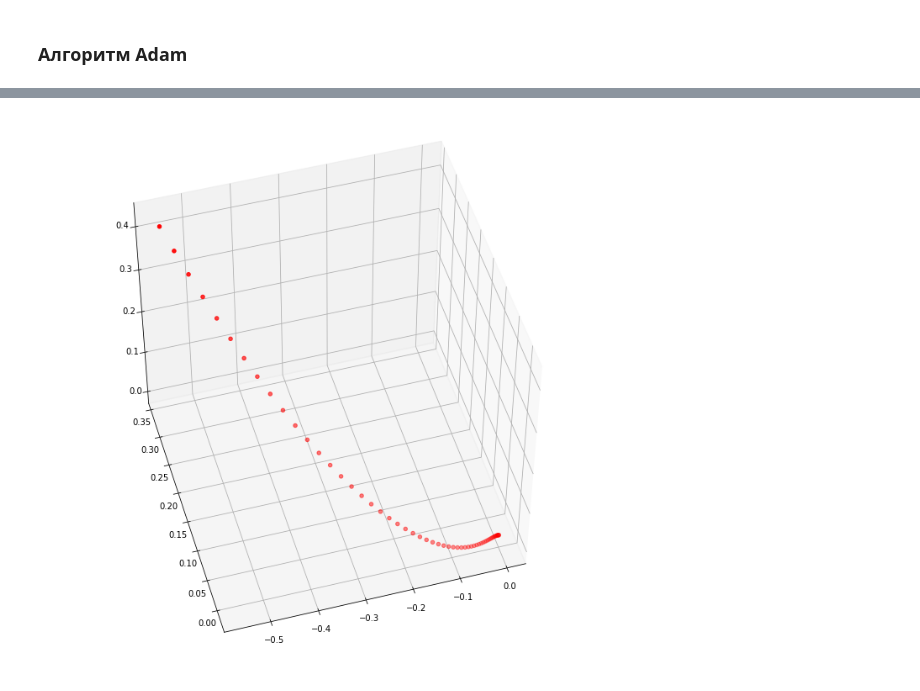
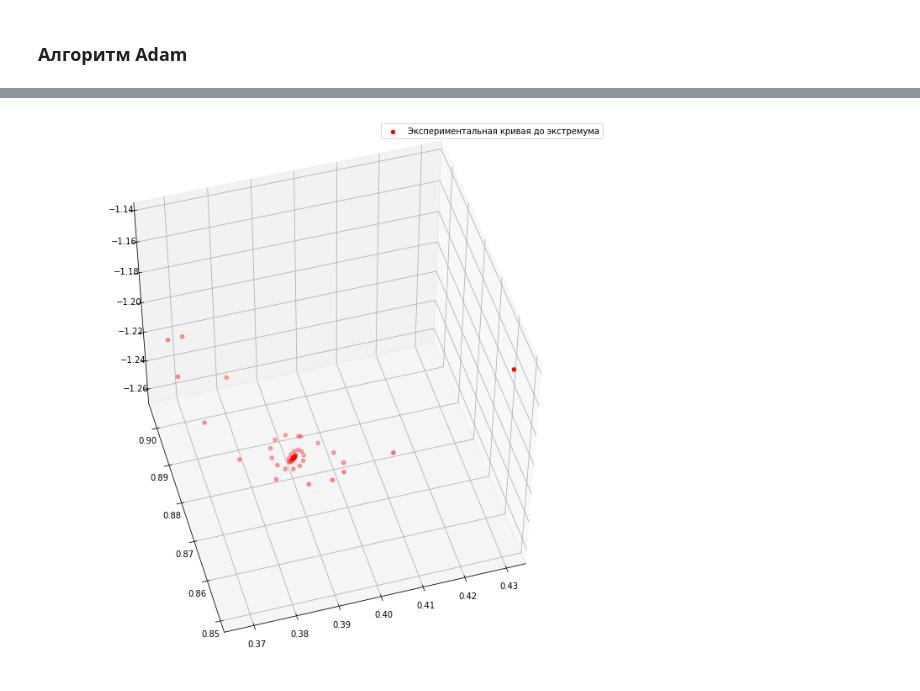
Before and after one commit to patison5/FAIntelligence, a Jupyter notebook: Градиентный_спуск_(классический_менающийся_learning_rate__Adam).ipynb, the cells around one changed output, grey strips where cells are left out. Drawn from its saved outputs; the diff is of its cells as text; code cells hidden in the pictures.

```diff
--- a/Градиентный_спуск_(классический_менающийся_learning_rate__Adam).ipynb
+++ b/Градиентный_спуск_(классический_менающийся_learning_rate__Adam).ipynb
@@ -144,10 +162,10 @@ plt.show()
 # %%
-def adam(f, df, bounds, n_iter, alpha, beta1, beta2, eps=1e-8):
+def adam(fun, dfunc, bounds, n_iter, alpha, beta1, beta2, eps=1e-8):
   solutions = list()
 
   # Генерация стартовой точки
   x = bounds[:, 0] + rand(len(bounds)) * (bounds[:, 1] - bounds[:, 0])
-  score = f(x[0], x[1])
+  score = fun(x[0], x[1])
 
   # инициализация момента и экспоненциально взвешенной нормы
   m = [0.0 for _ in range(bounds.shape[0])]
@@ -155,7 +173,7 @@ def adam(f, df, bounds, n_iter, alpha, beta1, beta2, eps=1e-8):
 
   for t in range(n_iter):
     # Считаем градиент для текущего временного шага
-    g = df(x[0], x[1])
+    g = dfunc(x[0], x[1])
 
     for i in range(bounds.shape[0]):
 
@@ -181,7 +199,8 @@ def adam(f, df, bounds, n_iter, alpha, beta1, beta2, eps=1e-8):
 
 
 bounds = asarray([[-1.0, 1.0], [-1.0, 1.0]])
-solutions = adam(f, df, bounds, 60, 0.02, 0.8, 0.999)
+solutions = adam(pf, dpf, bounds, 60, 0.02, 0.8, 0.999)
+solutions2 = adam(f, df, bounds, 60, 0.02, 0.8, 0.999)
 # %%
 xaxis = arange(bounds[0,0], bounds[0,1], 0.1)
 yaxis = arange(bounds[1,0], bounds[1,1], 0.1)
@@ -200,0 +218,7 @@ plt.show()
+# %%
+results2 = f(x, y)
+plt.contourf(x, y, results2, levels=30, cmap='jet')
+solutions2 = asarray(solutions2)
+plt.plot(solutions2[:, 0], solutions2[:, 1], '.-', color='w')
+
+plt.show()
@@ -216,0 +245,15 @@ Text(0.5, 0.92, '3д проекция')
+# %%
+fig = plt.figure(figsize=(7, 7), dpi=100)
+ax = plt.axes(projection='3d')
+ax.contour3D(x, y, results2, 80, cmap='jet')
+
+rs = f(solutions2[:, 0], solutions2[:, 1])
+ax.scatter(solutions2[:, 0], solutions2[:, 1], rs, c='red', label="Экспериментальная кривая до экстремума")
+
+ax.view_init(50, 106)
+ax.set_xlabel('x')
+ax.set_ylabel('y')
+ax.set_zlabel('z')
+ax.set_title("3д проекция")
+
+plt.legend()
@@ -228,22 +274,23 @@ def add_point(ax, x, y, z, fc = None, ec = None, radius = 0.005):
 # %%
 xs = arange(bounds[0,0], bounds[0,1], 0.1)
 ys = arange(bounds[1,0], bounds[1,1], 0.1)
 
 x, y = meshgrid(xaxis, yaxis)
 z = f(x, y)
 
 fig = plt.figure(figsize=(12,12))
 ax = fig.gca(projection='3d')
-ax.scatter(solutions[:, 0], solutions[:, 1], rs, c='red')
+ax.scatter(solutions2[:, 0], solutions2[:, 1], rs, c='red', label="Экспериментальная кривая до экстремума")
 # ax.plot_trisurf(x.flatten(), y.flatten(), z.flatten(), linewidth=0.2, antialiased=True, zorder=1)
 ax.view_init(50, -106)
 
 add_point(ax, 25, 35, 0, radius=1)
 
 
 # for i in range(0, solutions.shape[0]):
 #   add_point(ax, solutions[i, 0], solutions[i, 1], rs[i], radius=1)
 
+plt.legend()
 plt.show()
 # %% [output]
-[figure, old version]
+[figure, new version]
```
Also changed, not shown: parts of 6 cells of this notebook.
